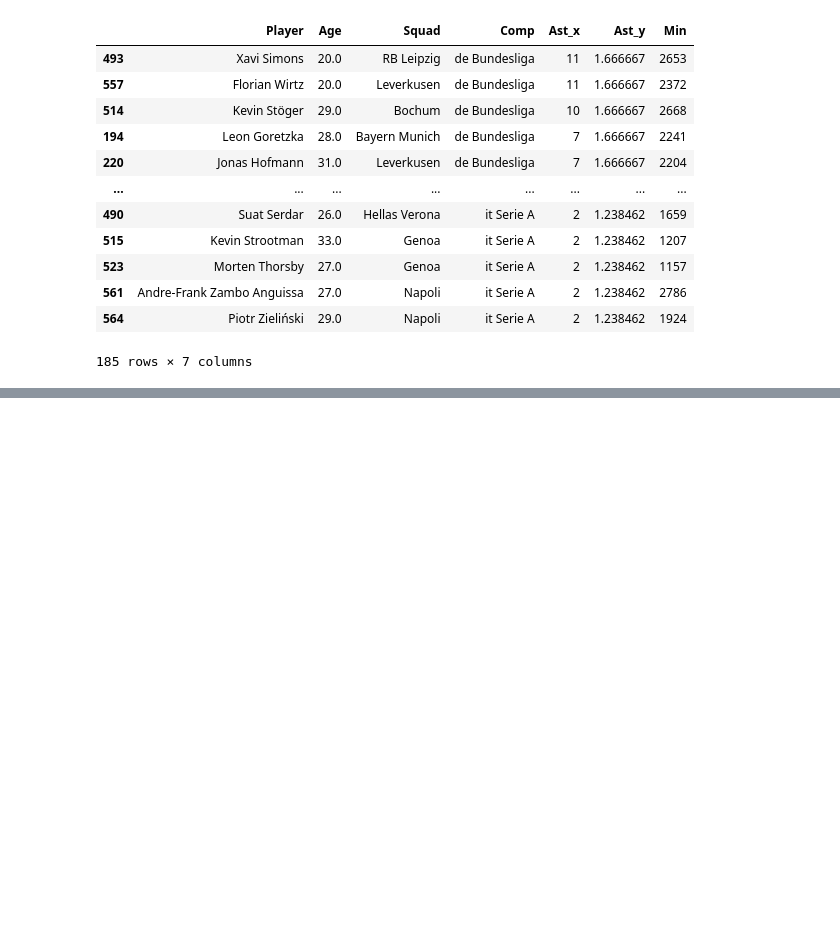
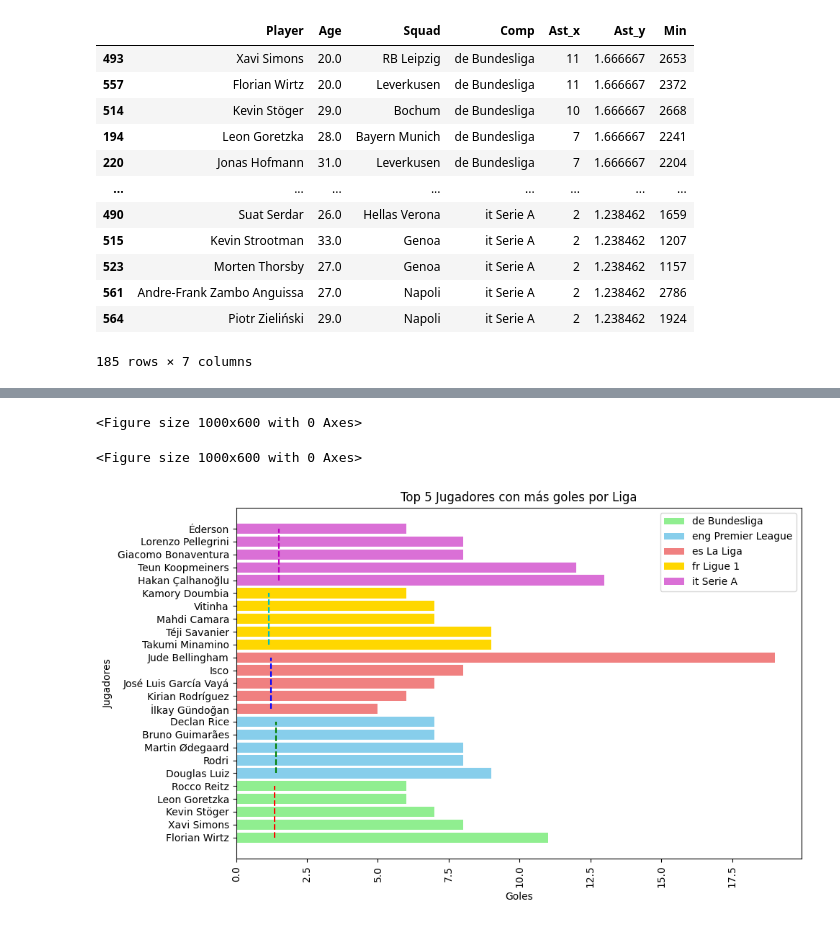
Before and after one commit to RubenVeledo/EDA_top_football_players, a Jupyter notebook: src/notebooks/PROYECTO_TOP_PLAYERS.ipynb, the cells around one changed output, grey strips where cells are left out. Drawn from its saved outputs; the diff is of its cells as text; code cells hidden in the pictures; blank space fills up the shorter version.

Commit message:
actualización domingo mañana

```diff
--- a/src/notebooks/PROYECTO_TOP_PLAYERS.ipynb
+++ b/src/notebooks/PROYECTO_TOP_PLAYERS.ipynb
@@ -800,0 +914,60 @@ superan_media_asistencias_sorted[["Player", "Age", "Squad", "Comp", "Ast_x", "As
+# %%
+# Agrupar por liga y seleccionar los 5 primeros de cada una por goles
+top_5_por_liga_goles = superan_media_goles_sorted.groupby("Comp").apply(lambda x: x.nlargest(5, "Gls_x")).reset_index(drop=True)
+# %%
+plt.figure(figsize=(10, 6))
+# %% [output]
+<Figure size 1000x600 with 0 Axes>
+<Figure size 1000x600 with 0 Axes>
+# %%
+# Ordenar a los jugadores por liga
+top_5_por_liga_goles = top_5_por_liga_goles.sort_values(by="Comp")
+
+# Definir colores específicos para cada liga
+colores_ligas = {
+    'de Bundesliga': 'lightgreen',
+    'eng Premier League': 'skyblue',
+    'es La Liga': 'lightcoral',
+    'it Serie A': 'orchid',
+    'fr Ligue 1': 'gold'}
+
+plt.figure(figsize=(10, 6))
+
+# Dibujar las barras con colores según la liga
+for i, liga in enumerate(top_5_por_liga_goles['Comp'].unique()):
+    # Filtrar los jugadores de la liga actual
+    jugadores_liga = top_5_por_liga_goles[top_5_por_liga_goles['Comp'] == liga]
+
+    # Dibujar las barras para los jugadores de esa liga, asignando un color específico
+    plt.barh(jugadores_liga['Player'], jugadores_liga['Gls_x'], label=f'{liga}', color=colores_ligas[liga])
+
+# Definir una lista de colores para cada liga
+colores = ['r', 'g', 'b', 'c', 'm']  # Colores diferentes para cada liga
+
+# Dibujar la media de la liga para cada grupo de jugadores de la misma liga
+posiciones = np.arange(len(top_5_por_liga_goles))  # Posiciones de los jugadores en el gráfico
+
+for i, liga in enumerate(top_5_por_liga_goles['Comp'].unique()):
+    # Filtrar los jugadores de la liga actual
+    jugadores_liga = top_5_por_liga_goles[top_5_por_liga_goles['Comp'] == liga]
+
+    # Obtener la media de goles para esa liga (de la columna que ya tienes)
+    media_liga = jugadores_liga['Gls_y'].iloc[0]
+
+    # Obtener el rango de posiciones para los jugadores de esa liga
+    inicio = jugadores_liga.index.min()
+    fin = jugadores_liga.index.max()
+
+    # Dibujar una línea horizontal solo en la parte de los jugadores de esa liga, con un color diferente
+    plt.vlines(x=media_liga, ymin=inicio, ymax=fin, colors=colores[i], linestyle='--')
+
+plt.xticks(rotation=90)  # Rotar nombres de jugadores para que sean legibles
+plt.xlabel('Goles')
+plt.ylabel('Jugadores')
+plt.title('Top 5 Jugadores con más goles por Liga')
+plt.legend()
+
+plt.tight_layout()
+plt.show()
+# %% [output]
+[figure, added]
```
Also changed, not shown: parts of 21 cells of this notebook.
